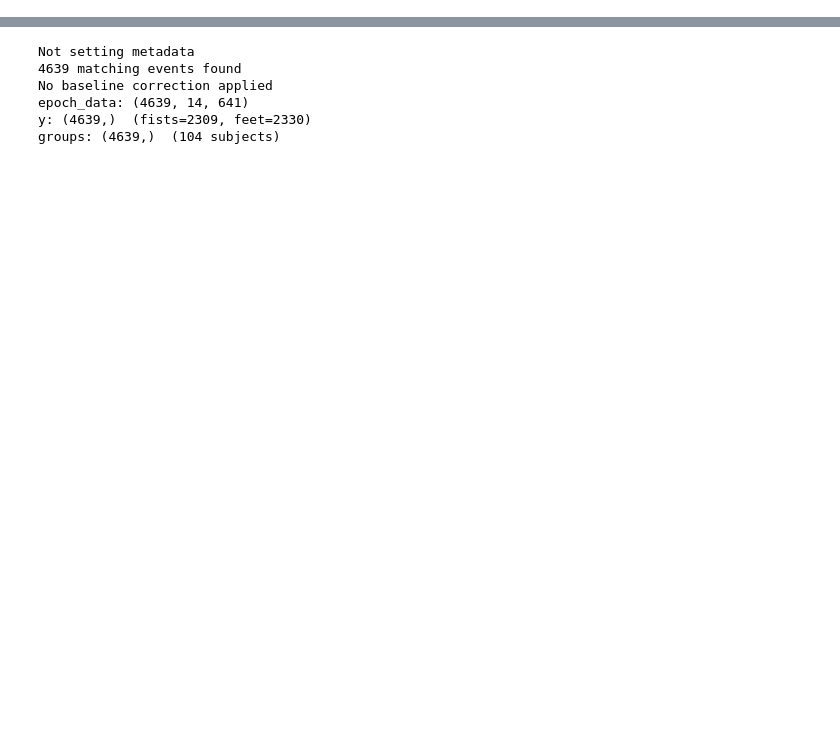
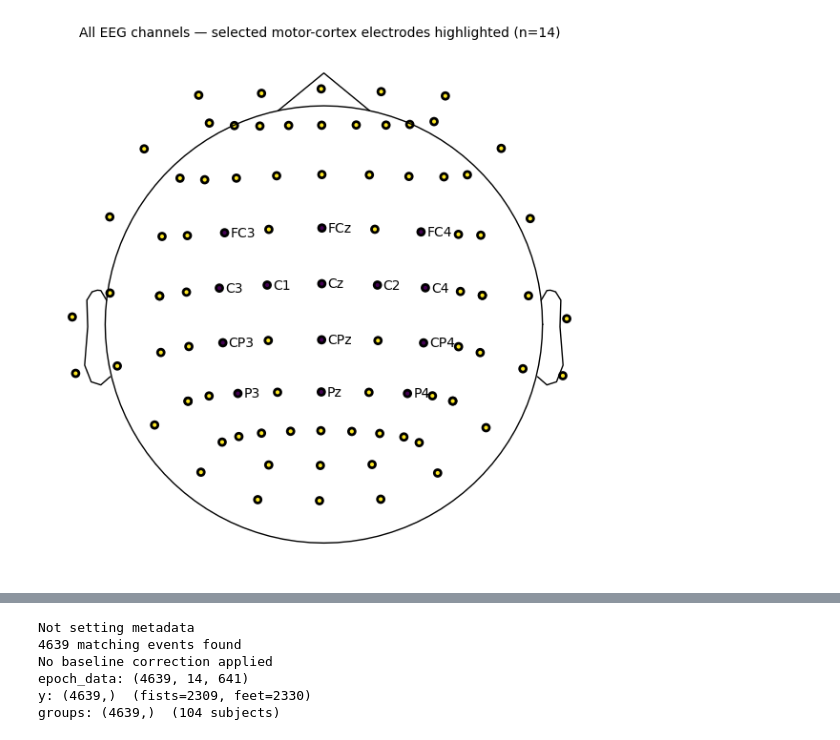
Before and after one commit to miletovaa/eeg-movement-classificator, a Jupyter notebook: main.ipynb, the cells around one changed output, grey strips where cells are left out. Saved outputs shown, nothing was run; the diff lists cells and outputs as text; code cells hidden in the pictures; blank space fills up the shorter version.

```diff
--- a/main.ipynb
+++ b/main.ipynb
@@ -133,0 +142,34 @@ Records file: ./data/raw/RECORDS
+# %%
+import mne
+import matplotlib.pyplot as plt
+
+FILTER_MOTOR_CHANNELS = True
+
+picks = ['C3', 'FC3','CP3', 'P3', 'C1', # left fist
+        'C4', 'FC4', 'CP4', 'P4', 'C2', # right fist
+        'CZ', 'FCZ', 'CPZ', 'PZ'] # feet
+
+CHANNELS = len(picks) if FILTER_MOTOR_CHANNELS else 64
+
+montage = mne.channels.make_standard_montage('standard_1020')
+all_chs = montage.ch_names
+
+info = mne.create_info(ch_names=all_chs, sfreq=160.0, ch_types='eeg')
+info.set_montage(montage)
+
+sel_idx   = [i for i, ch in enumerate(all_chs) if ch.upper() in picks]
+other_idx = [i for i in range(len(all_chs)) if i not in set(sel_idx)]
+sel_names = [all_chs[i] for i in sel_idx]
+
+fig, ax = plt.subplots(figsize=(6, 6))
+info.plot_sensors(
+    axes=ax,
+    ch_groups=[sel_idx, other_idx],
+    show_names=sel_names,
+    show=False,
+)
+ax.set_title('All EEG channels — selected motor-cortex electrodes highlighted (n=14)', fontsize=10, pad=10)
+plt.tight_layout()
+plt.show()
+# %% [output]
+[figure, added]
```
Also changed, not shown: parts of 23 cells of this notebook, 1 other file.
